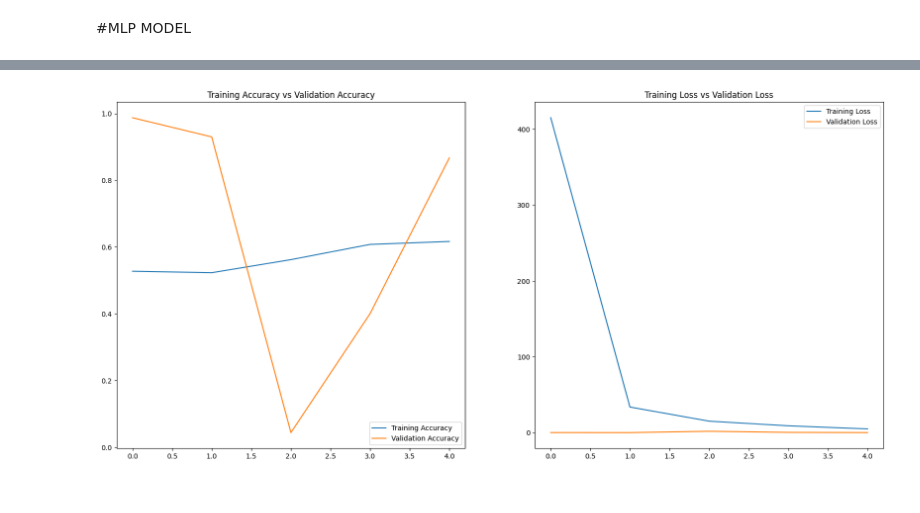
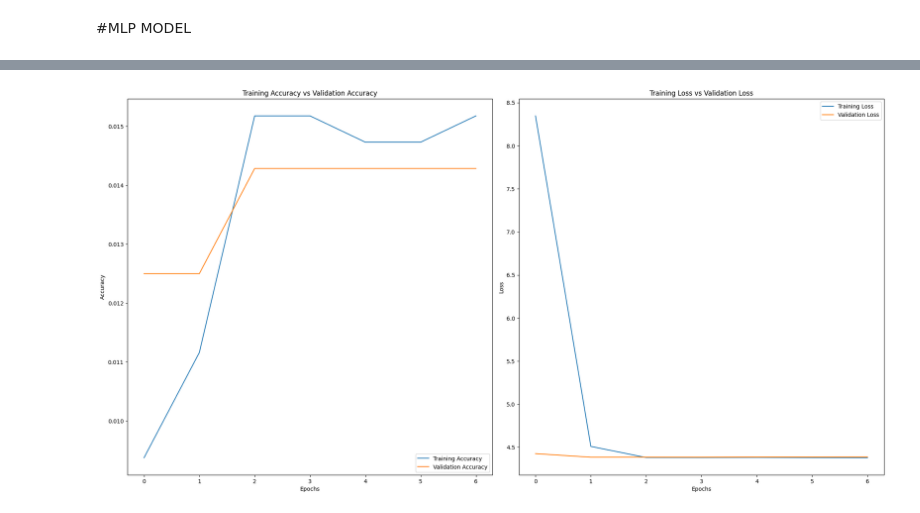
Before and after one commit to kumarrishav4/Food_calorie_pridictor_ML, a Jupyter notebook: Food-Classification.ipynb, the cells around one changed output, grey strips where cells are left out. Saved outputs shown, nothing was run; the diff lists cells and outputs as text; code cells hidden in the pictures.

```diff
--- a/Food-Classification.ipynb
+++ b/Food-Classification.ipynb
@@ -263,5 +279,21 @@ Model: "functional_1"
  Non-trainable params: 0 (0.00 B)
 # %%
-history_mlp = mlp_model.fit(train_image, validation_data=val_image, epochs=5,
-                            callbacks=[tf.keras.callbacks.EarlyStopping(monitor='val_loss', patience=5, restore_best_weights=True)])
+from sklearn.utils.class_weight import compute_class_weight
+
+class_weights = compute_class_weight(
+    class_weight='balanced',
+    classes=np.unique(image_df['Label']),
+    y=image_df['Label']
+)
+class_weights_dict = dict(enumerate(class_weights))
+print(class_weights_dict)
+
+# Train the updated model
+history_mlp = mlp_model.fit(
+    train_image,
+    validation_data=val_image,
+    epochs=10,
+    class_weight=class_weights_dict,
+    callbacks=[tf.keras.callbacks.EarlyStopping(monitor='val_loss', patience=5, restore_best_weights=True)]
+)
 # %% [output]
@@ -285,15 +322,28 @@ Test Accuracy : 93.306%
 # %%
-plt.figure(figsize = (20,20))
-plt.subplot(2,2,1)
-plt.plot(range(5),history_mlp.history['accuracy'], label = 'Training Accuracy')
-plt.plot(range(5), history_mlp.history['val_accuracy'], label = 'Validation Accuracy')
+# Determine the actual number of epochs from the history object
+epochs = range(len(history_mlp.history['accuracy']))
+
+plt.figure(figsize=(20, 20))
+
+# Plot Training and Validation Accuracy
+plt.subplot(2, 2, 1)
+plt.plot(epochs, history_mlp.history['accuracy'], label='Training Accuracy')
+plt.plot(epochs, history_mlp.history['val_accuracy'], label='Validation Accuracy')
 plt.title('Training Accuracy vs Validation Accuracy')
-plt.legend(loc = 'lower right')
-plt.subplot(2,2,2)
-plt.plot(range(5),history_mlp.history['loss'], label = 'Training Loss')
-plt.plot(range(5), history_mlp.history['val_loss'], label = 'Validation Loss')
+plt.xlabel('Epochs')
+plt.ylabel('Accuracy')
+plt.legend(loc='lower right')
+
+# Plot Training and Validation Loss
+plt.subplot(2, 2, 2)
+plt.plot(epochs, history_mlp.history['loss'], label='Training Loss')
+plt.plot(epochs, history_mlp.history['val_loss'], label='Validation Loss')
 plt.title('Training Loss vs Validation Loss')
-plt.legend(loc = 'upper right')
+plt.xlabel('Epochs')
+plt.ylabel('Loss')
+plt.legend(loc='upper right')
+
+plt.tight_layout()
 plt.show()
 # %% [output]
-[figure, old version]
+[figure, new version]
```
Also changed, not shown: parts of 26 cells of this notebook, 2 other files.
